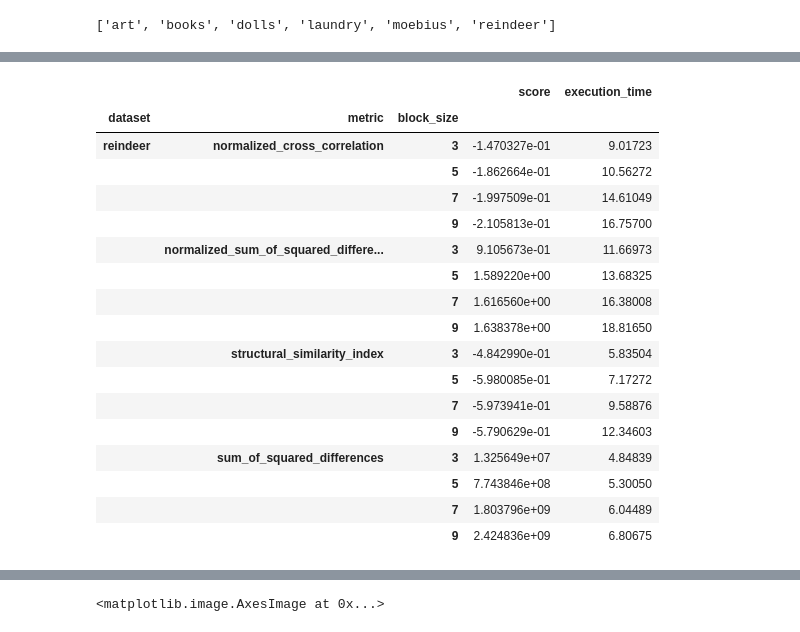
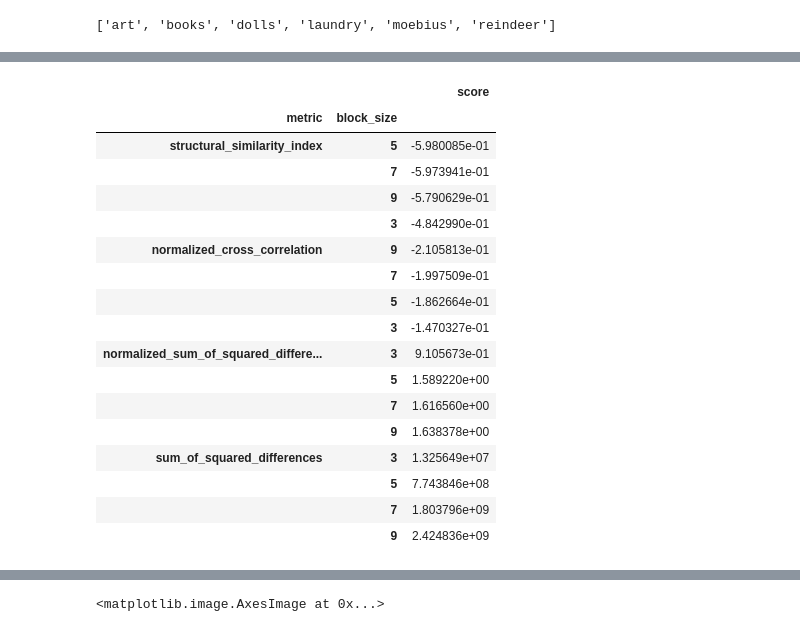
Before and after one commit to hkristof03/StereoMatching, a Jupyter notebook: StereoMatchingDynamicProgramming.ipynb, the cells around one changed output, grey strips where cells are left out. Cells and saved outputs as stored; diff of their text form; code cells hidden in the pictures.

```diff
--- a/StereoMatchingDynamicProgramming.ipynb
+++ b/StereoMatchingDynamicProgramming.ipynb
@@ -161,21 +180,21 @@ df.groupby(['dataset', 'metric'])[['score', 'execution_time']].mean()
 # %%
-df.groupby(['dataset', 'metric', 'block_size'])[['score', 'execution_time']].mean()
+df.groupby(['metric', 'block_size'])[['score']].mean().sort_values('score')
 # %% [output]
-|  |  |  | score | execution_time |
-| dataset | metric | block_size |  |  |
-| reindeer | normalized_cross_correlation | 3 | -1.470327e-01 | 9.01723 |
-|  |  | 5 | -1.862664e-01 | 10.56272 |
-|  |  | 7 | -1.997509e-01 | 14.61049 |
-|  |  | 9 | -2.105813e-01 | 16.75700 |
-|  | normalized_sum_of_squared_differe... | 3 | 9.105673e-01 | 11.66973 |
-|  |  | 5 | 1.589220e+00 | 13.68325 |
-|  |  | 7 | 1.616560e+00 | 16.38008 |
-|  |  | 9 | 1.638378e+00 | 18.81650 |
-|  | structural_similarity_index | 3 | -4.842990e-01 | 5.83504 |
-|  |  | 5 | -5.980085e-01 | 7.17272 |
-|  |  | 7 | -5.973941e-01 | 9.58876 |
-|  |  | 9 | -5.790629e-01 | 12.34603 |
-|  | sum_of_squared_differences | 3 | 1.325649e+07 | 4.84839 |
-|  |  | 5 | 7.743846e+08 | 5.30050 |
-|  |  | 7 | 1.803796e+09 | 6.04489 |
-|  |  | 9 | 2.424836e+09 | 6.80675 |
+|  |  | score |
+| metric | block_size |  |
+| structural_similarity_index | 5 | -5.980085e-01 |
+|  | 7 | -5.973941e-01 |
+|  | 9 | -5.790629e-01 |
+|  | 3 | -4.842990e-01 |
+| normalized_cross_correlation | 9 | -2.105813e-01 |
+|  | 7 | -1.997509e-01 |
+|  | 5 | -1.862664e-01 |
+|  | 3 | -1.470327e-01 |
+| normalized_sum_of_squared_differe... | 3 | 9.105673e-01 |
+|  | 5 | 1.589220e+00 |
+|  | 7 | 1.616560e+00 |
+|  | 9 | 1.638378e+00 |
+| sum_of_squared_differences | 3 | 1.325649e+07 |
+|  | 5 | 7.743846e+08 |
+|  | 7 | 1.803796e+09 |
+|  | 9 | 2.424836e+09 |
```
Also changed, not shown: parts of 30 cells of this notebook.
